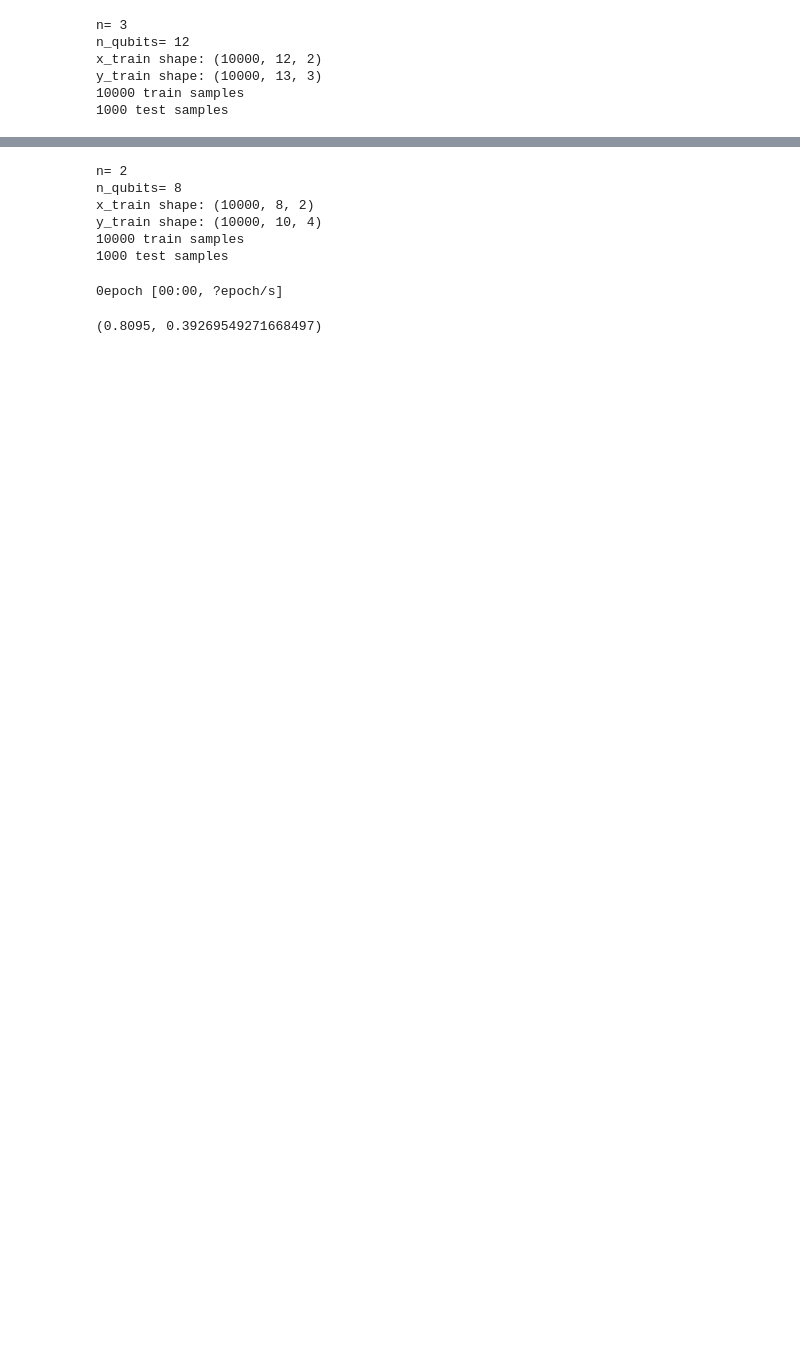
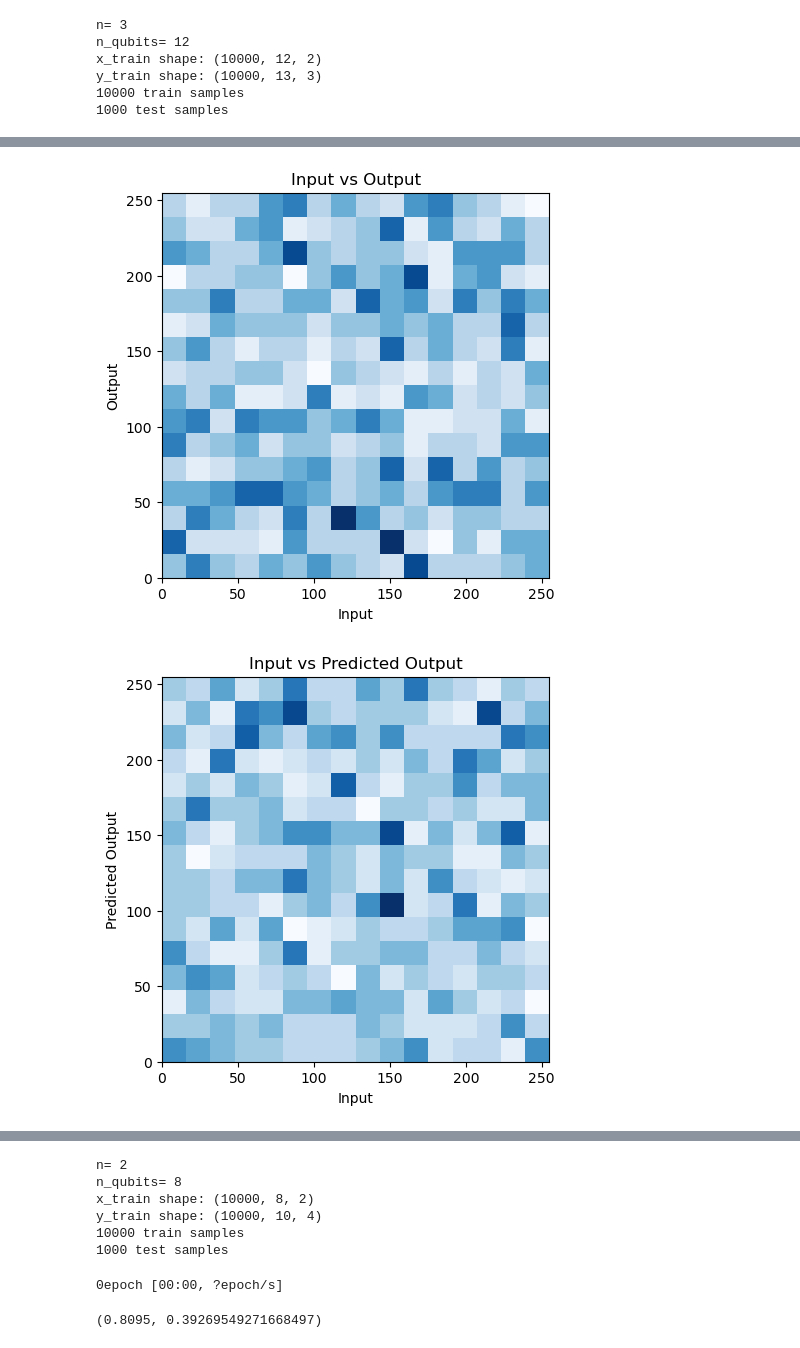
Before and after one commit to haimengzhao/qml-advantage, a Jupyter notebook: test.ipynb, the cells around one changed output, grey strips where cells are left out. Drawn from its saved outputs; the diff is of its cells as text; code cells hidden in the pictures; blank space fills up the shorter version.

```diff
--- a/test.ipynb
+++ b/test.ipynb
@@ -148,0 +168,27 @@ print(np.mean(results), np.mean(checks))
+# %%
+y = np.argmax(y_train[:1000, 1:], axis=-1)
+# %%
+x = np.sum(inp * (2 ** np.arange(inp.shape[-1])[::-1]).reshape(1, -1), axis=-1)
+# %%
+y = np.sum(y * (2 ** np.arange(y.shape[-1])[::-1]).reshape(1, -1), axis=-1)
+# %%
+y_pred = np.sum(pred_fin * (2 ** np.arange(pred_fin.shape[-1])[::-1]).reshape(1, -1), axis=-1)
+# %%
+# 2d histogram
+import matplotlib.pyplot as plt
+plt.figure(figsize=(5, 5))
+h1, xed, yed, _ = plt.hist2d(x, y, bins=2**(4*n)//16, cmap='Blues')
+plt.xlabel("Input")
+plt.ylabel("Output")
+plt.title("Input vs Output")
+plt.show()
+
+plt.figure(figsize=(5, 5))
+h2, xed, yed, _ = plt.hist2d(x, y_pred, bins=2**(4*n)//16, cmap='Blues')
+plt.xlabel("Input")
+plt.ylabel("Predicted Output")
+plt.title("Input vs Predicted Output")
+plt.show()
+# %% [output]
+[figure, added]
+[figure, added]
```
Also changed, not shown: parts of 11 cells of this notebook, 5 other files.
